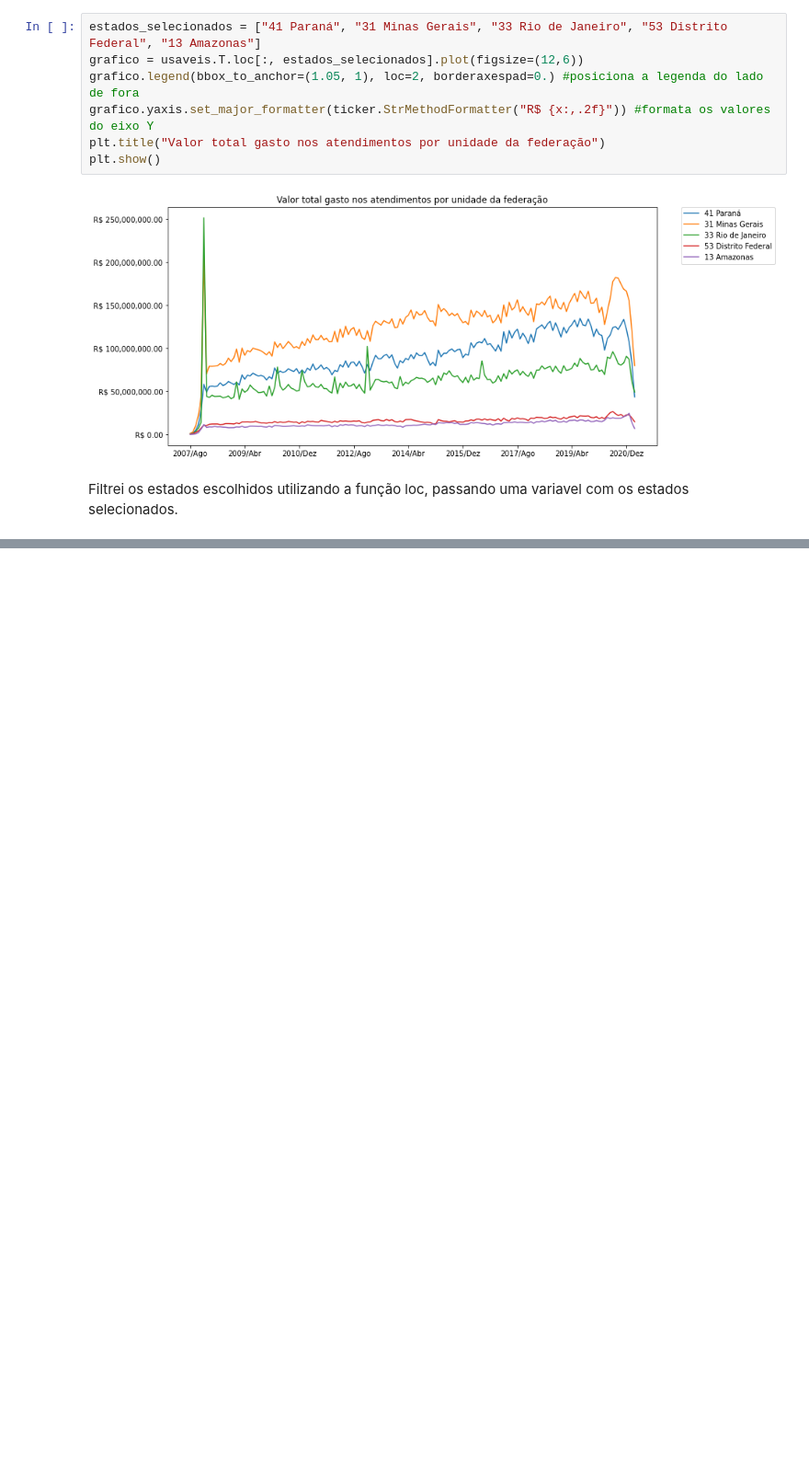
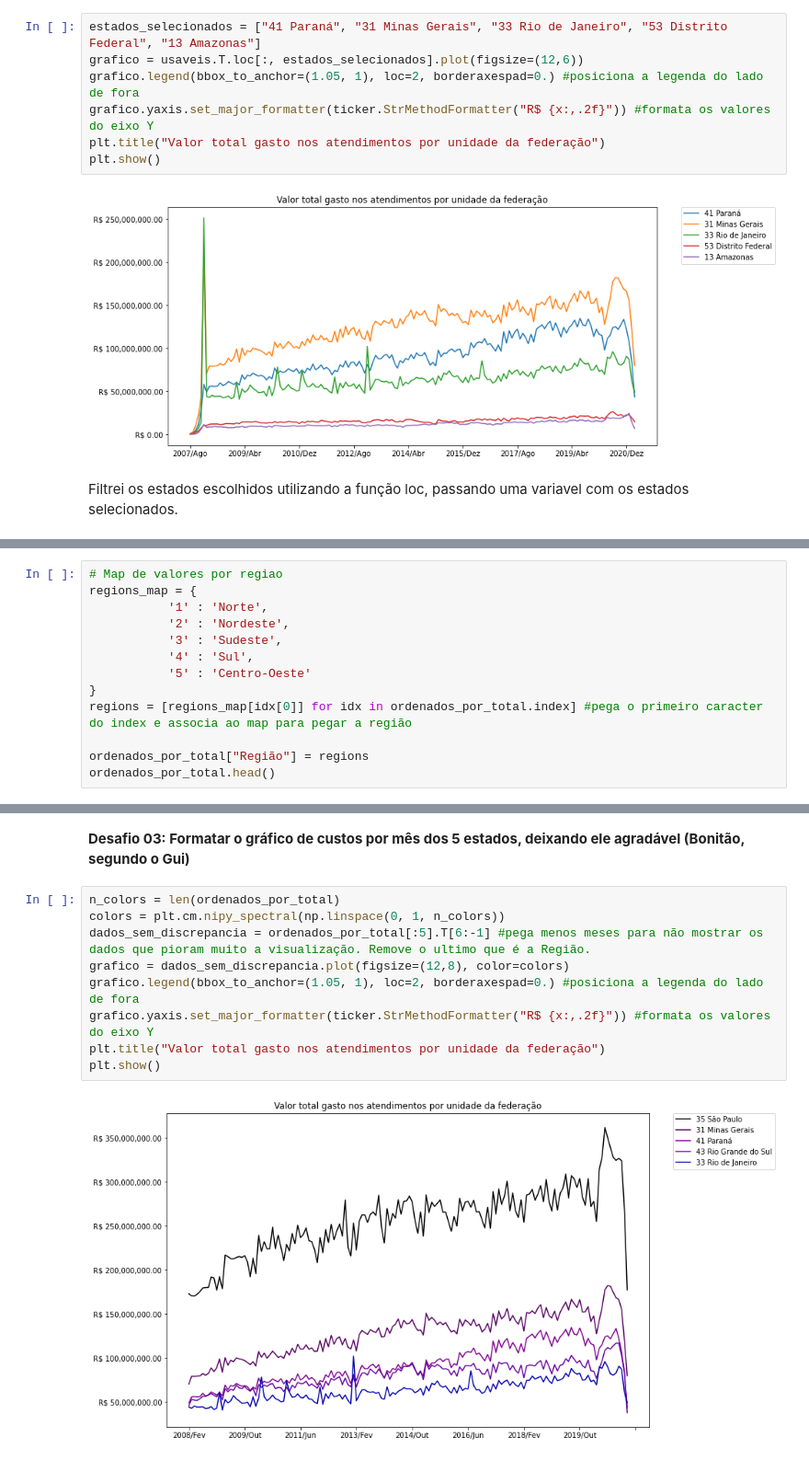
Before and after one commit to fred-carneiro/bootcamp-alura, a Jupyter notebook: Bootcamp_Data_Science_Modulo_1.ipynb, the cells around one changed output, grey strips where cells are left out. Shown at 92% size. Drawn from its saved outputs; the diff is of its cells as text; blank space fills up the shorter version.

```diff
--- a/Bootcamp_Data_Science_Modulo_1.ipynb
+++ b/Bootcamp_Data_Science_Modulo_1.ipynb
@@ -216,0 +319,13 @@ Filtrei os estados escolhidos utilizando a função loc, passando uma variavel c
+# %%
+# Map de valores por regiao
+regions_map = {
+           '1' : 'Norte',
+           '2' : 'Nordeste',
+           '3' : 'Sudeste',
+           '4' : 'Sul',
+           '5' : 'Centro-Oeste'
+}
+regions = [regions_map[idx[0]] for idx in ordenados_por_total.index] #pega o primeiro caracter do index e associa ao map para pegar a região
+
+ordenados_por_total["Região"] = regions
+ordenados_por_total.head()
@@ -216,0 +341,13 @@ Filtrei os estados escolhidos utilizando a função loc, passando uma variavel c
+# %% [markdown]
+**Desafio 03: Formatar o gráfico de custos por mês dos 5 estados, deixando ele agradável (Bonitão, segundo o Gui)**
+# %%
+n_colors = len(ordenados_por_total)
+colors = plt.cm.nipy_spectral(np.linspace(0, 1, n_colors))
+dados_sem_discrepancia = ordenados_por_total[:5].T[6:-1] #pega menos meses para não mostrar os dados que pioram muito a visualização. Remove o ultimo que é a Região.
+grafico = dados_sem_discrepancia.plot(figsize=(12,8), color=colors)
+grafico.legend(bbox_to_anchor=(1.05, 1), loc=2, borderaxespad=0.) #posiciona a legenda do lado de fora
+grafico.yaxis.set_major_formatter(ticker.StrMethodFormatter("R$ {x:,.2f}")) #formata os valores do eixo Y
+plt.title("Valor total gasto nos atendimentos por unidade da federação")
+plt.show()
+# %% [output]
+[figure, added]
```
Also changed, not shown: parts of 31 cells of this notebook.
